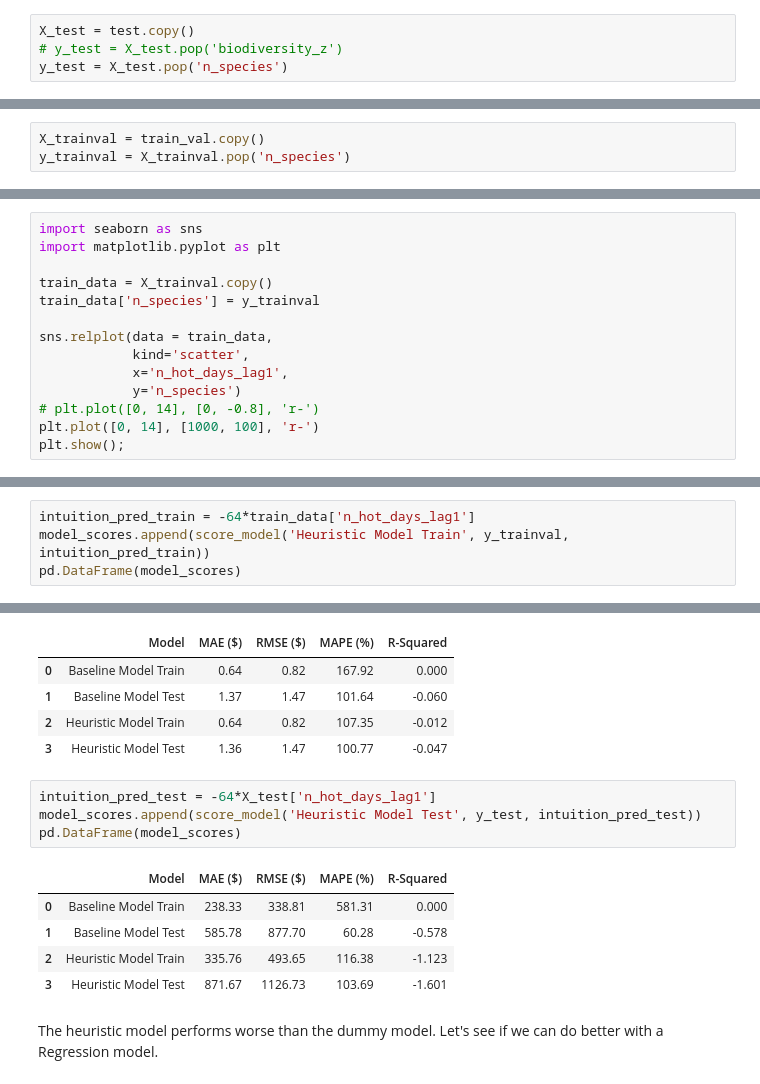
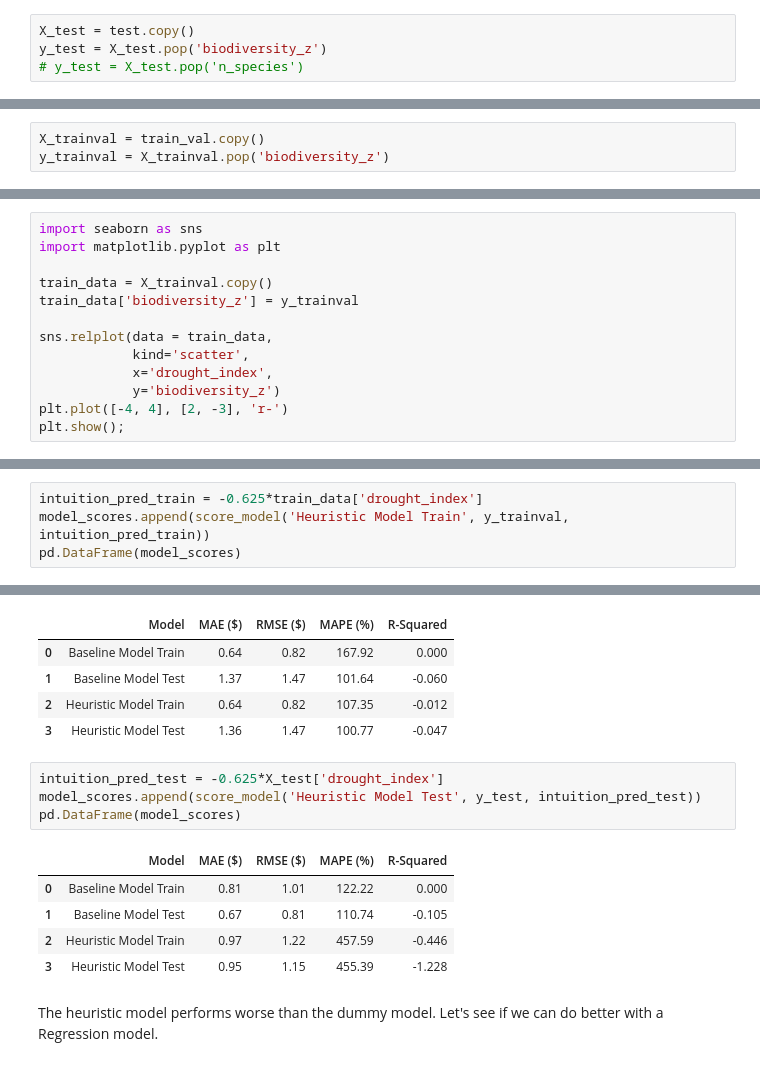
Before and after one commit to delmurphy/wildsignal, a Jupyter notebook: Notebooks/5.1a.Model_pipeline_regression_climateonly.ipynb, the cells around one changed output, grey strips where cells are left out. Drawn from its saved outputs; the diff is of its cells as text.

```diff
--- a/Notebooks/5.1a.Model_pipeline_regression_climateonly.ipynb
+++ b/Notebooks/5.1a.Model_pipeline_regression_climateonly.ipynb
@@ -123,8 +125,8 @@ test = df.loc[df['year_offset']>=17]
 Create X_test and y_test
 # %%
 X_test = test.copy()
-# y_test = X_test.pop('biodiversity_z')
-y_test = X_test.pop('n_species')
+y_test = X_test.pop('biodiversity_z')
+# y_test = X_test.pop('n_species')
 # %% [markdown]
 For X_train and y_train when using walk-forward validation with expanding window, need to define these within a loop and fit the pipeline (defined below) to each iteration.
 # %% [markdown]
@@ -134,7 +136,7 @@ For X_train and y_train when using walk-forward validation with expanding window
 Predict average biodiversity z score for everything
 # %%
 X_trainval = train_val.copy()
-y_trainval = X_trainval.pop('n_species')
+y_trainval = X_trainval.pop('biodiversity_z')
 # %%
 # Dummy model
 dummy_model = DummyRegressor()
@@ -178,13 +180,12 @@ import seaborn as sns
 import matplotlib.pyplot as plt
 
 train_data = X_trainval.copy()
-train_data['n_species'] = y_trainval
+train_data['biodiversity_z'] = y_trainval
 
 sns.relplot(data = train_data,
             kind='scatter',
-            x='n_hot_days_lag1',
-            y='n_species')
-# plt.plot([0, 14], [0, -0.8], 'r-')
-plt.plot([0, 14], [1000, 100], 'r-')
+            x='drought_index',
+            y='biodiversity_z')
+plt.plot([-4, 4], [2, -3], 'r-')
 plt.show();
 # %% [output]
@@ -211,7 +203,7 @@ Let's try n_species decreasing by 64 for every extra hot day per (lagged) month
 | 1 | Baseline Model Test | 1.37 | 1.47 | 101.64 | -0.060 |
 | 2 | Heuristic Model Train | 0.64 | 0.82 | 107.35 | -0.012 |
 # %%
-intuition_pred_train = -64*train_data['n_hot_days_lag1']
+intuition_pred_train = -0.625*train_data['drought_index']
 model_scores.append(score_model('Heuristic Model Train', y_trainval, intuition_pred_train))
 pd.DataFrame(model_scores)
 # %% [output]
@@ -230,15 +222,15 @@ pd.DataFrame(model_scores)
 | 2 | Heuristic Model Train | 0.64 | 0.82 | 107.35 | -0.012 |
 | 3 | Heuristic Model Test | 1.36 | 1.47 | 100.77 | -0.047 |
 # %%
-intuition_pred_test = -64*X_test['n_hot_days_lag1']
+intuition_pred_test = -0.625*X_test['drought_index']
 model_scores.append(score_model('Heuristic Model Test', y_test, intuition_pred_test))
 pd.DataFrame(model_scores)
 # %% [output]
 |  | Model | MAE ($) | RMSE ($) | MAPE (%) | R-Squared |
-| 0 | Baseline Model Train | 238.33 | 338.81 | 581.31 | 0.000 |
-| 1 | Baseline Model Test | 585.78 | 877.70 | 60.28 | -0.578 |
-| 2 | Heuristic Model Train | 335.76 | 493.65 | 116.38 | -1.123 |
-| 3 | Heuristic Model Test | 871.67 | 1126.73 | 103.69 | -1.601 |
+| 0 | Baseline Model Train | 0.81 | 1.01 | 122.22 | 0.000 |
+| 1 | Baseline Model Test | 0.67 | 0.81 | 110.74 | -0.105 |
+| 2 | Heuristic Model Train | 0.97 | 1.22 | 457.59 | -0.446 |
+| 3 | Heuristic Model Test | 0.95 | 1.15 | 455.39 | -1.228 |
 # %% [markdown]
 The heuristic model performs worse than the dummy model. Let's see if we can do better with a Regression model.
 # %% [markdown]
```
Also changed, not shown: parts of 27 cells of this notebook, 7 other files.
